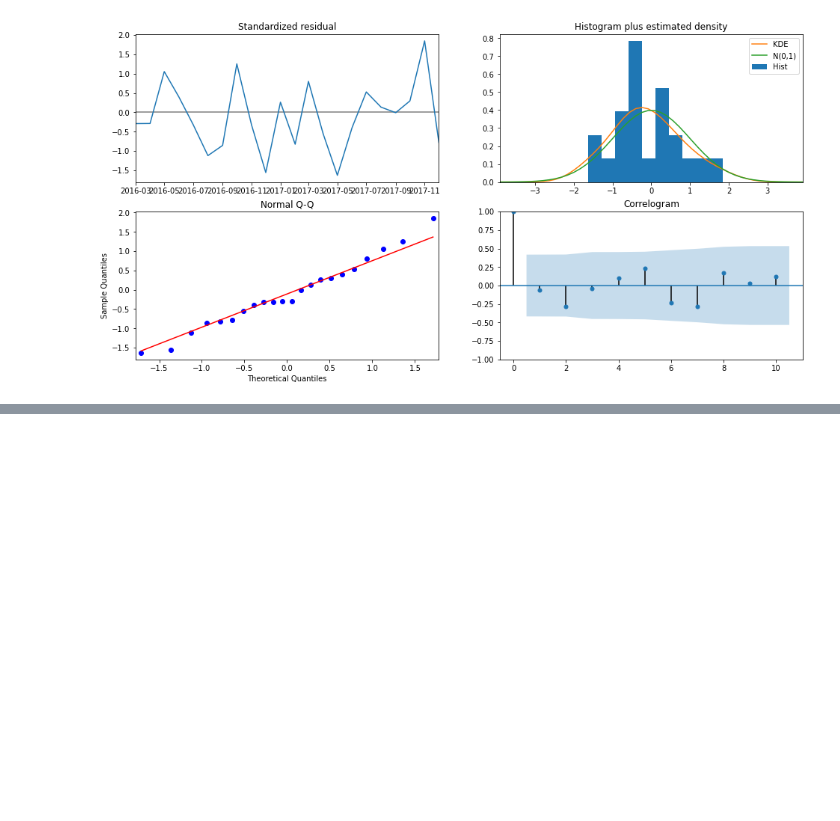
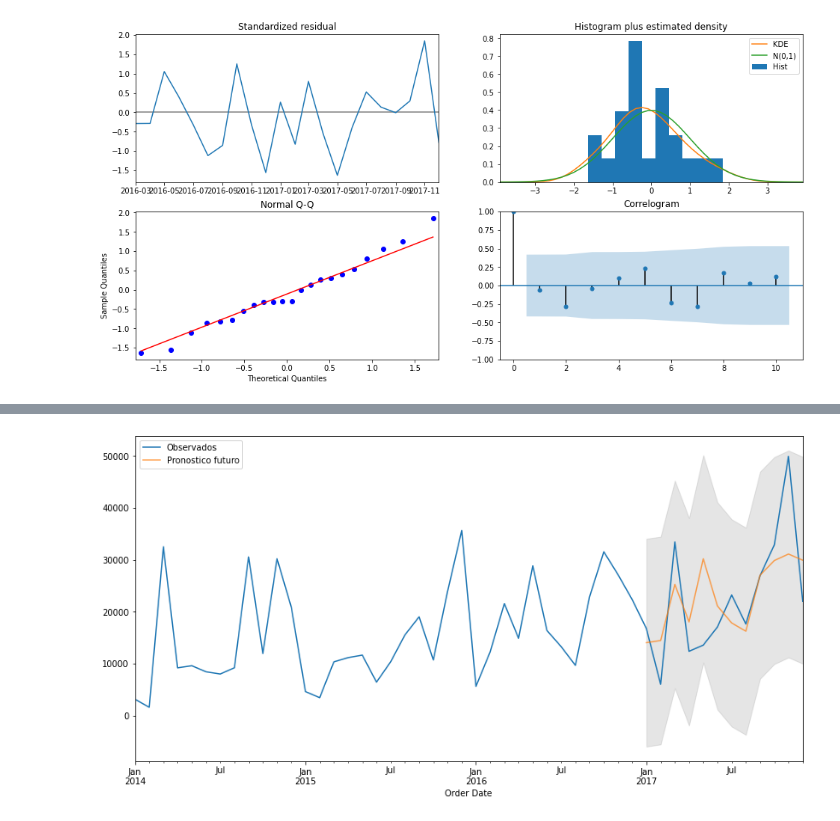
Before and after one commit to luciogutierrez/iron-hack, a Jupyter notebook: 2-module/17-tendencia-temporal/Series_de_tiempo_clase.ipynb, the cells around one changed output, grey strips where cells are left out. Cells and saved outputs as stored; diff of their text form; code cells hidden in the pictures; blank space fills up the shorter version.

```diff
--- a/2-module/17-tendencia-temporal/Series_de_tiempo_clase.ipynb
+++ b/2-module/17-tendencia-temporal/Series_de_tiempo_clase.ipynb
@@ -68,0 +79,3 @@ Parametros estacionales SARIMA \\
+# %%
+df = pd.read_excel('/content/drive/MyDrive/datasets/Superstore.xls')
+df.head()
@@ -68,0 +116,3 @@ Parametros estacionales SARIMA \\
+# %%
+tech = df.loc[df.Category=='Technology']
+tech.head()
@@ -279,3 +317,7 @@ resultados.plot_diagnostics(figsize=(16,8))
 plt.show()
 # %% [output]
 [figure]
+# %%
+predicciones = resultados.get_prediction(start=pd.to_datetime('2017-01-01'))
+pred_conf_int = predicciones.conf_int()
+pred_conf_int
@@ -281,0 +339,12 @@ plt.show()
+# %%
+ax = tech_ms['2014':].plot(label='Observados')
+predicciones.predicted_mean.plot(ax=ax, label ='Pronostico futuro', alpha =.7, figsize=(14,7))
+ax.fill_between(pred_conf_int.index,
+                pred_conf_int.iloc[:,0],
+                pred_conf_int.iloc[:,1],
+                color='gray',
+                alpha=.2)
+plt.legend()
+plt.show()
+# %% [output]
+[figure, added]
```
Also changed, not shown: parts of 40 cells of this notebook, 8 other files.
